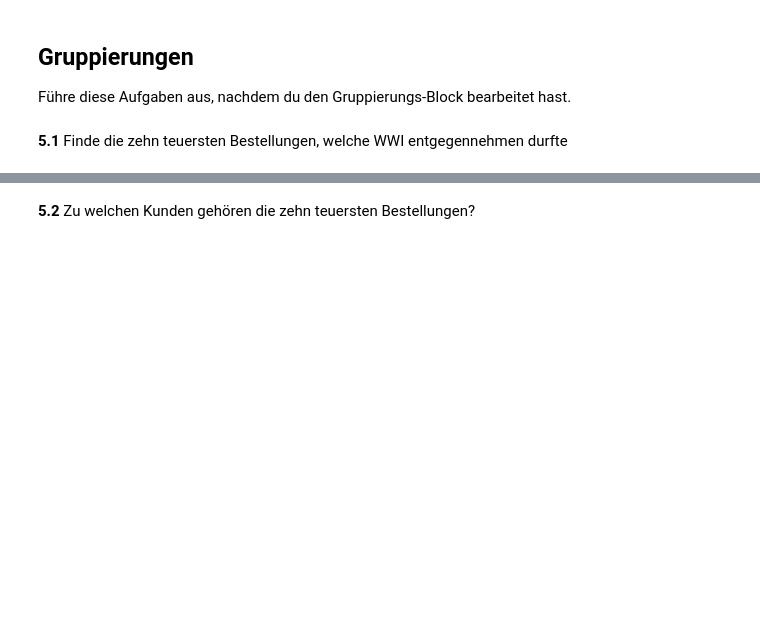
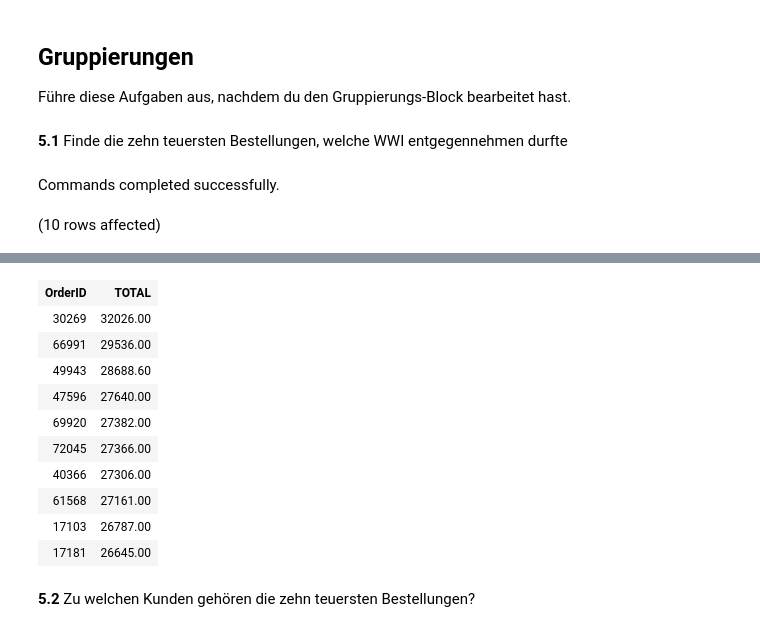
Before and after one commit to Matcha-Git/Demo_Hackathon_Fork, a Jupyter notebook: Tag_2/DQL/M106_Aufgaben_DQL.ipynb, the cells around one changed output, grey strips where cells are left out. Cells and saved outputs as stored; diff of their text form; code cells hidden in the pictures; blank space fills up the shorter version.

```diff
--- a/Tag_2/DQL/M106_Aufgaben_DQL.ipynb
+++ b/Tag_2/DQL/M106_Aufgaben_DQL.ipynb
@@ -247,3 +289,13 @@ Führe diese Aufgaben aus, nachdem du den CASE-Block bearbeitet hast.
 Führe diese Aufgaben aus, nachdem du den Gruppierungs-Block bearbeitet hast.
 # %% [markdown]
 **5.1** Finde die zehn teuersten Bestellungen, welche WWI entgegennehmen durfte
+# %%
+USE WideWorldImporters;
+GO
+
+SELECT TOP (10) ol.OrderID, SUM(ol.Quantity*ol.UnitPrice) AS 'TOTAL' FROM Sales.OrderLines ol
+GROUP BY ol.OrderID
+ORDER BY TOTAL DESC
+# %% [output]
+Commands completed successfully.
+(10 rows affected)
@@ -250,3 +303,14 @@ Führe diese Aufgaben aus, nachdem du den Gruppierungs-Block bearbeitet hast.
+| OrderID | TOTAL |
+| 30269 | 32026.00 |
+| 66991 | 29536.00 |
+| 49943 | 28688.60 |
+| 47596 | 27640.00 |
+| 69920 | 27382.00 |
+| 72045 | 27366.00 |
+| 40366 | 27306.00 |
+| 61568 | 27161.00 |
+| 17103 | 26787.00 |
+| 17181 | 26645.00 |
 # %% [markdown]
 **5.2** Zu welchen Kunden gehören die zehn teuersten Bestellungen?
 # %% [markdown]
```
Also changed, not shown: parts of 8 cells of this notebook.
